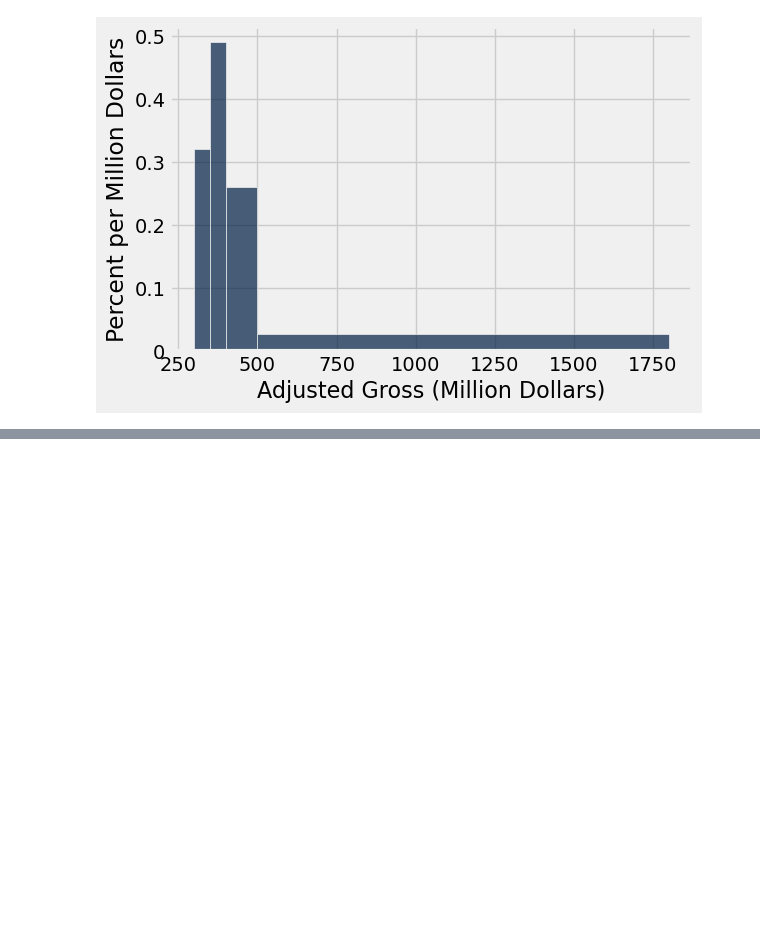
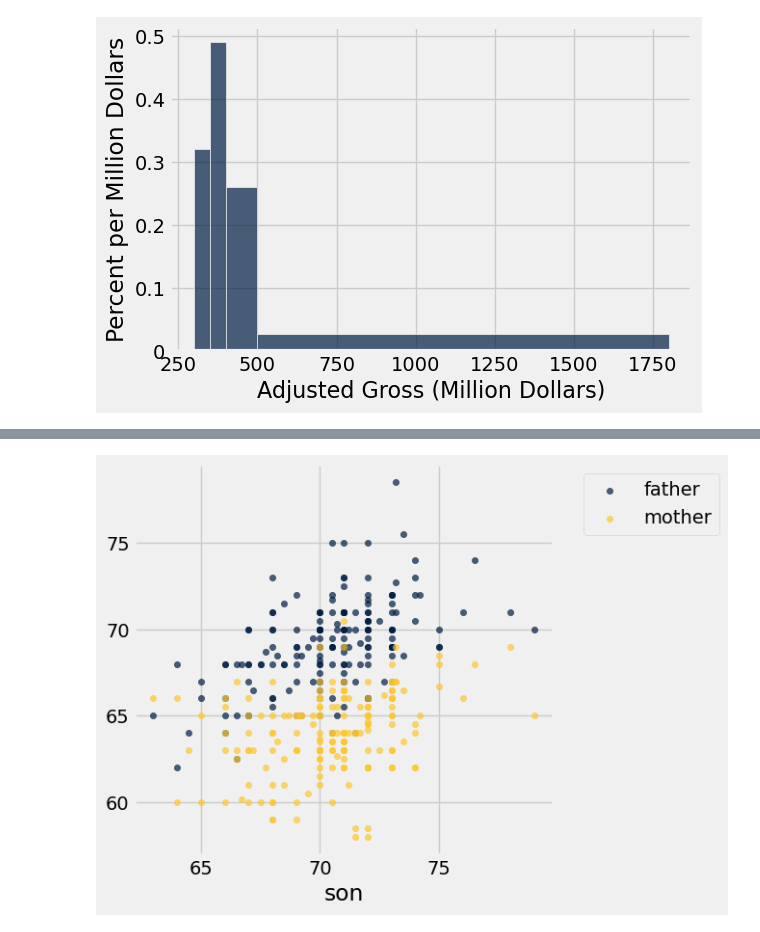
Before and after one commit to lawtonsclass/s26-code-from-class, a Jupyter notebook: data8/ch07.ipynb, the cells around one changed output, grey strips where cells are left out. Drawn from its saved outputs; the diff is of its cells as text; code cells hidden in the pictures; blank space fills up the shorter version.

```diff
--- a/data8/ch07.ipynb
+++ b/data8/ch07.ipynb
@@ -456,0 +499,3 @@ millions.hist('Adjusted Gross', bins=uneven, unit="Million Dollars")
+# %%
+sons_heights = Table.read_table('data/sons_heights.csv')
+sons_heights
@@ -456,0 +515,4 @@ millions.hist('Adjusted Gross', bins=uneven, unit="Million Dollars")
+# %%
+sons_heights.scatter('son')
+# %% [output]
+[figure, added]
```
Also changed, not shown: parts of 21 cells of this notebook.
